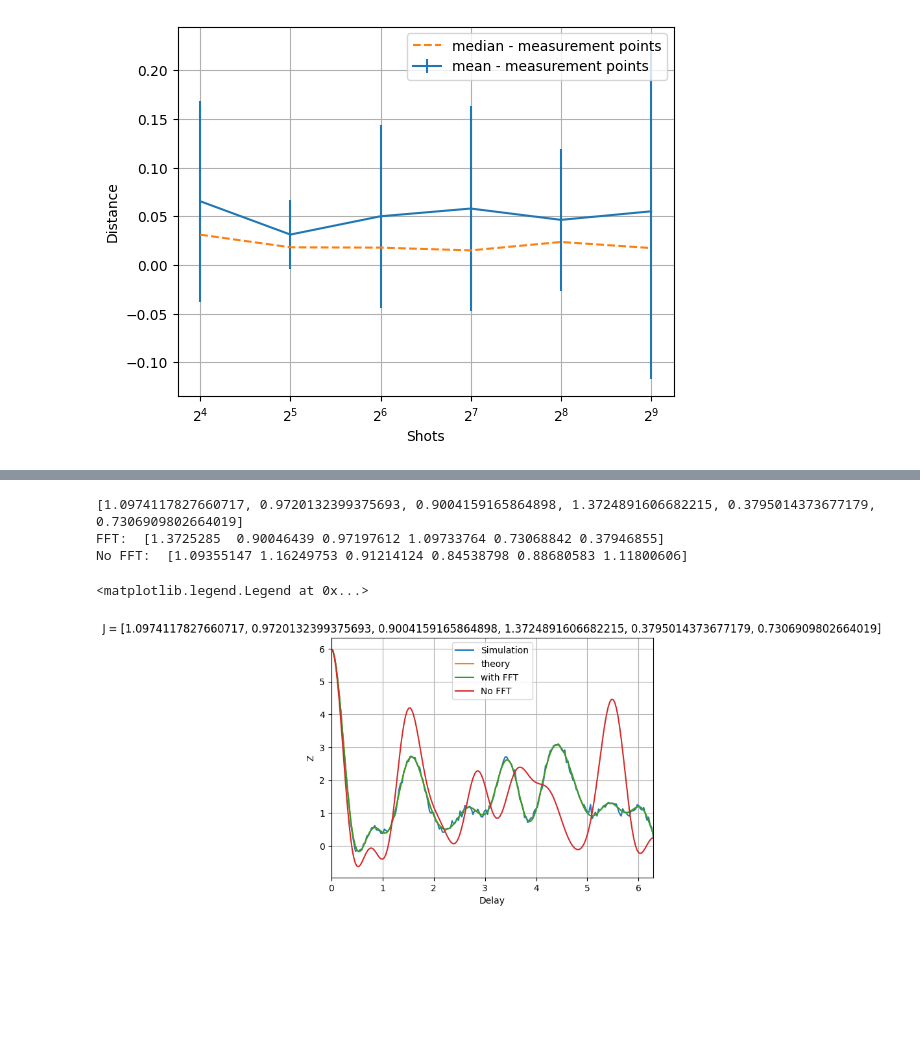
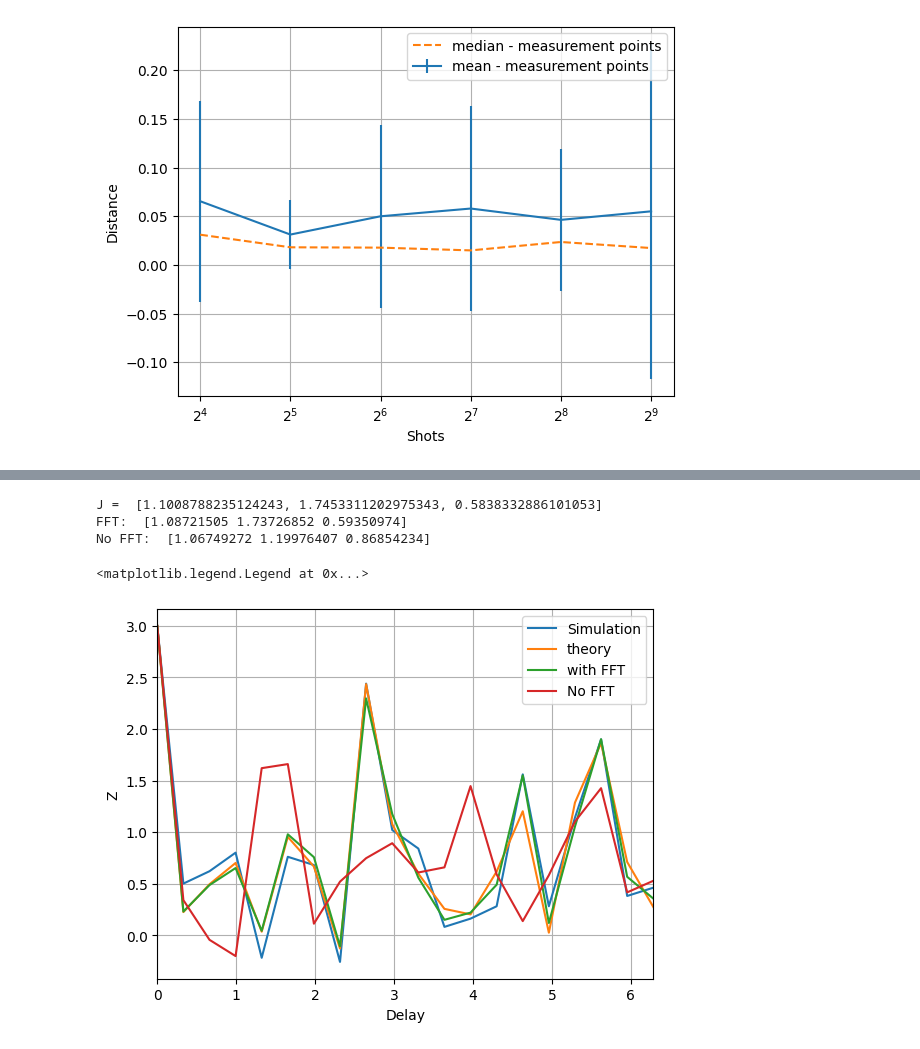
Before and after one commit to Davidkatom/Crosstalk, a Jupyter notebook: CosineFit.ipynb, the cells around one changed output, grey strips where cells are left out. Drawn from its saved outputs; the diff is of its cells as text; code cells hidden in the pictures; blank space fills up the shorter version.

```diff
--- a/CosineFit.ipynb
+++ b/CosineFit.ipynb
@@ -32,8 +35,13 @@ def effective_hem(size, J):
     return hem
 # %%
 import random
-from ramsey_experiment import RamseyExperiment
-from ramsey_experiment import RamseyBatch
+import random
+import importlib
+import ramsey_experiment
+
+ramsey_experiment = importlib.reload(ramsey_experiment)
+RamseyExperiment = ramsey_experiment.RamseyExperiment
+RamseyBatch = ramsey_experiment.RamseyBatch
 
 exp = []
 measurements = 128
@@ -41,7 +49,7 @@ measurements = 128
 shots = [2 ** i for i in range(7, 12)]
 delay = np.linspace(0, 2 * np.pi, measurements)
 repetitions = 4
-for n in range(2, 6):  #qubits
+for n in range(3, 7):  #qubits
     shot_list = {}
     median_dist_for_shots = []
     mean_dist_for_shots = []
@@ -55,6 +63,7 @@ for n in range(2, 6):  #qubits
                 delay_list.append(RamseyExperiment(n, t, s // measurements, J,
                                                    f'J = {J} CosineFit n = {n} shots = {s} rep = {rep} delay = {t}'))
             ramseyBatch = RamseyBatch(delay_list)
+            ramseyBatch.curve_fit(use_fft=True)
             rep_list.append(ramseyBatch)
 
         median_dist_for_shots.append(np.median([rep_list[i].dist for i in range(len(rep_list))]))
@@ -69,6 +80,4 @@ for n in range(2, 6):  #qubits
 # %%
-% matplotlib inline
-
 plt.grid()
 plt.ylabel('Distance')
 plt.xlabel('Shots')
@@ -78,6 +87,7 @@ for i in range(1, len(exp)):
     print(len(dist["mean"]))
     plt.errorbar(shots, dist["mean"], yerr=dist["std"], linestyle='-', label=f'mean - n = {str(i + 2)}')
     plt.plot(shots, dist["median"], linestyle='--', label=f'median - n = {str(i + 2)}')
+    plt.title("shots divided between 128 measurements")
 plt.xscale('log', base=2)
 plt.legend()
 # %% [output]
@@ -113,6 +123,7 @@ for n in measurements:  #qubits
                 delay_list.append(
                     RamseyExperiment(4, t, s // n, J, f'CosineFit meas = {n} shots = {s} rep = {rep} delay = {t}'))
             ramseyBatch = RamseyBatch(delay_list)
+            ramseyBatch.curve_fit(use_fft=True)
             rep_list.append(ramseyBatch)
         median_dist_for_shots.append(np.median([rep_list[i].dist for i in range(len(rep_list))]))
         mean_dist_for_shots.append(np.mean([rep_list[i].dist for i in range(len(rep_list))]))
@@ -197,7 +206,7 @@ ramsey_experiment = importlib.reload(ramsey_experiment)
 RamseyExperiment = ramsey_experiment.RamseyExperiment
 RamseyBatch = ramsey_experiment.RamseyBatch
 
-n = 6
+n = 3
 
 
 def func(t, js):
@@ -211,14 +220,14 @@ def func(t, js):
 
 
 J = [random.gauss(1, 0.3) for _ in range(n)]
-print(J)
-#J = [1.1427127635933145, 0.6618471551098581, 0.7950166929006339, 0.3950166929006339]
+#J = [0.486880522252521, 0.9791481814205313, 1.4371451012322696]
+print("J = ",J)
 delay_list = []
 exp = []
-measurements = 1000
-delay = np.linspace(0, 10 * np.pi, measurements)
+measurements = 20
+delay = np.linspace(0, 2 * np.pi, measurements)
 for t in delay:
-    delay_list.append(RamseyExperiment(n, t, 1000, J, "4"))
+    delay_list.append(RamseyExperiment(n, t, 100, J, "0"))
 ramseyBatch1 = RamseyBatch(delay_list)
 ramseyBatch2 = RamseyBatch(delay_list)
 
@@ -230,13 +239,14 @@ print("No FFT: ", J_fit_no_fft)
 plt.grid()
 plt.ylabel('Z')
 plt.xlabel('Delay')
-plt.title(f'J = {J}')
+#plt.title(f'J = {J}')
 plt.plot(delay, ramseyBatch1.Z, label='Simulation')
 plt.plot(delay, [func(t, J) for t in delay], label='theory')
 
 plt.plot(delay, [func(t, J_fit_fft) for t in delay], label='with FFT')
 plt.plot(delay, [func(t, J_fit_no_fft) for t in delay], label='No FFT')
 
+
 plt.xlim(0,2*np.pi)
 plt.legend()
 # %% [output]
@@ -244,5 +254,5 @@ ibmqfactory.load_account:WARNING:2023-09-05 17:08:23,535: Credentials are alread
-[1.0974117827660717, 0.9720132399375693, 0.9004159165864898, 1.3724891606682215, 0.3795014373677179, 0.7306909802664019]
-FFT:  [1.3725285  0.90046439 0.97197612 1.09733764 0.73068842 0.37946855]
-No FFT:  [1.09355147 1.16249753 0.91214124 0.84538798 0.88680583 1.11800606]
+J =  [1.1008788235124243, 1.7453311202975343, 0.5838332886101053]
+FFT:  [1.08721505 1.73726852 0.59350974]
+No FFT:  [1.06749272 1.19976407 0.86854234]
 <matplotlib.legend.Legend at 0x...>
-[figure, old version]
+[figure, new version]
```
Also changed, not shown: parts of 11 cells of this notebook, 1 other file.
